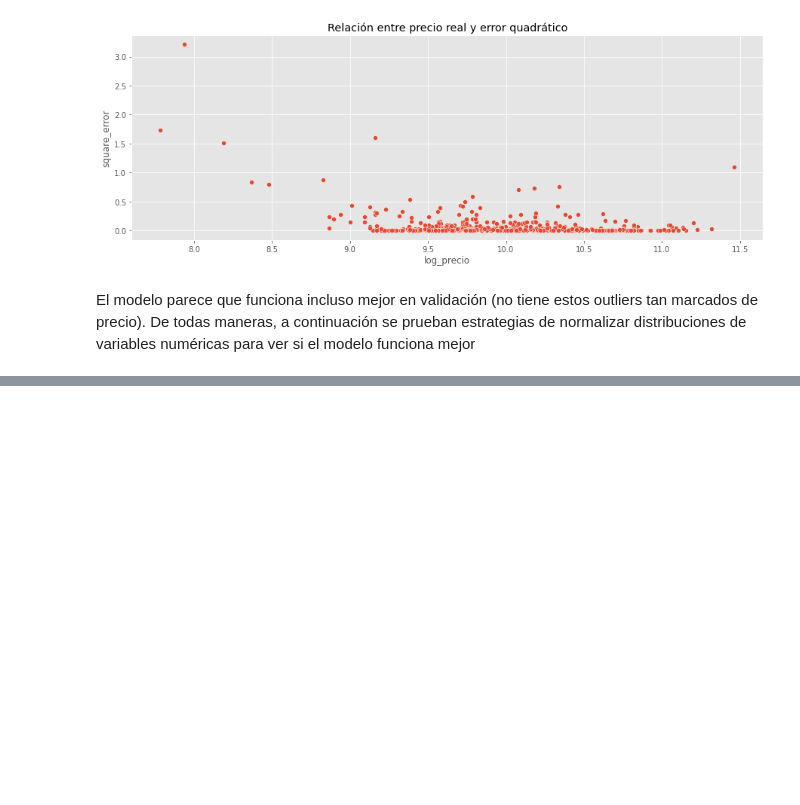
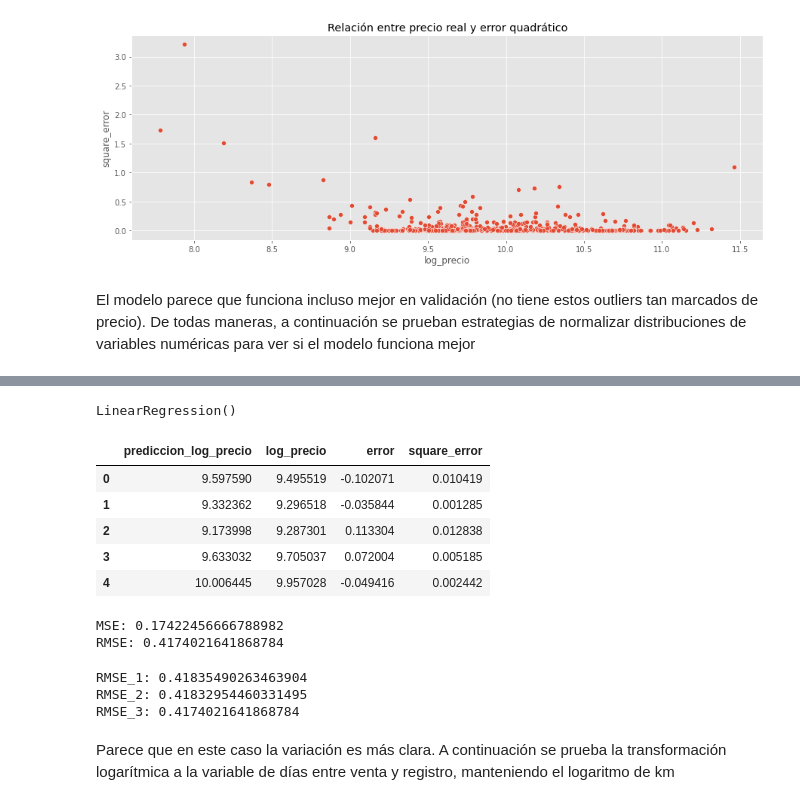
Before and after one commit to Rodrixx05/bmw-pricing, a Jupyter notebook: bmw_pricing_project.ipynb, the cells around one changed output, grey strips where cells are left out. Saved outputs shown, nothing was run; the diff lists cells and outputs as text; code cells hidden in the pictures; blank space fills up the shorter version.

```diff
--- a/bmw_pricing_project.ipynb
+++ b/bmw_pricing_project.ipynb
@@ -1418,0 +1466,2 @@ De todas maneras, a continuación se prueban estrategias de normalizar distribuc
+# %%
+format_df_final3 = format_df_final.copy()
@@ -1418,0 +1497,24 @@ De todas maneras, a continuación se prueban estrategias de normalizar distribuc
+# %%
+modelo_lineal_3 = LinearRegression()
+modelo_lineal_3.fit(X_train_3, y_train_3)
+# %% [output]
+LinearRegression()
+# %%
+results_df_3, mse_3, rmse_3 = tabla_prediccion(modelo_lineal_3, X_test_3, y_test_3)
+# %% [output]
+|  | prediccion_log_precio | log_precio | error | square_error |
+| 0 | 9.597590 | 9.495519 | -0.102071 | 0.010419 |
+| 1 | 9.332362 | 9.296518 | -0.035844 | 0.001285 |
+| 2 | 9.173998 | 9.287301 | 0.113304 | 0.012838 |
+| 3 | 9.633032 | 9.705037 | 0.072004 | 0.005185 |
+| 4 | 10.006445 | 9.957028 | -0.049416 | 0.002442 |
+MSE: 0.17422456666788982
+RMSE: 0.4174021641868784
+# %%
+print(f'RMSE_1: {rmse}\nRMSE_2: {rmse_2}\nRMSE_3: {rmse_3}')
+# %% [output]
+RMSE_1: 0.41835490263463904
+RMSE_2: 0.41832954460331495
+RMSE_3: 0.4174021641868784
+# %% [markdown]
+Parece que en este caso la variación es más clara. A continuación se prueba la transformación logarítmica a la variable de días entre venta y registro, manteniendo el logaritmo de km
```
Also changed, not shown: parts of 52 cells of this notebook.
